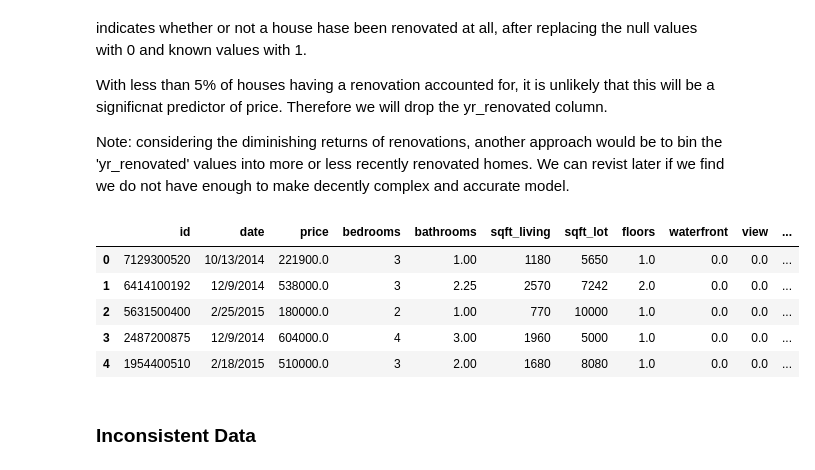
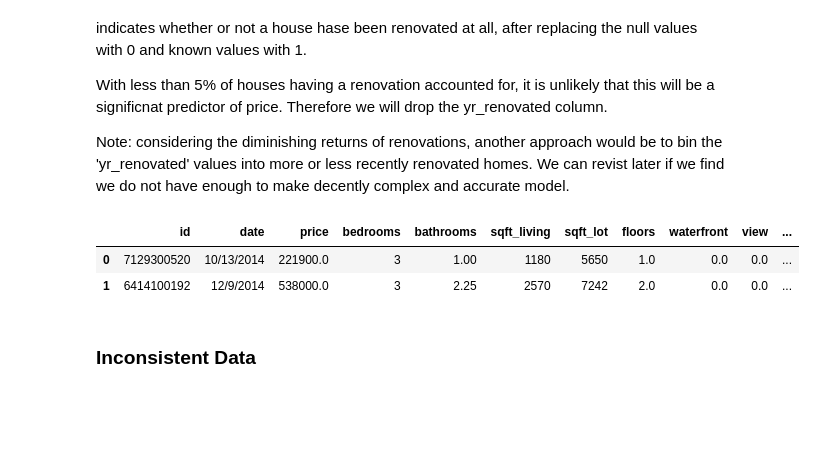
Before and after one commit to rab175/dsc-v2-mod1-final-project-online-ds-pt-071519, a Jupyter notebook: student.ipynb, the cells around one changed output. Drawn from its saved outputs; the diff is of its cells as text; code cells hidden in the pictures; blank space fills up the shorter version.

```diff
--- a/student.ipynb
+++ b/student.ipynb
@@ -302,14 +303,11 @@ Note: considering the diminishing returns of renovations, another approach would
 # Drop 'yr_renovated'
 df.drop(labels=['yr_renovated'], axis=1, inplace=True)
 # %%
-df.head()
+df.head(2)
 # %% [output]
 |  | id | date | price | bedrooms | bathrooms | sqft_living | sqft_lot | floors | waterfront | view | ... |
 | 0 | 7129300520 | 10/13/2014 | 221900.0 | 3 | 1.00 | 1180 | 5650 | 1.0 | 0.0 | 0.0 | ... |
 | 1 | 6414100192 | 12/9/2014 | 538000.0 | 3 | 2.25 | 2570 | 7242 | 2.0 | 0.0 | 0.0 | ... |
-| 2 | 5631500400 | 2/25/2015 | 180000.0 | 2 | 1.00 | 770 | 10000 | 1.0 | 0.0 | 0.0 | ... |
-| 3 | 2487200875 | 12/9/2014 | 604000.0 | 4 | 3.00 | 1960 | 5000 | 1.0 | 0.0 | 0.0 | ... |
-| 4 | 1954400510 | 2/18/2015 | 510000.0 | 3 | 2.00 | 1680 | 8080 | 1.0 | 0.0 | 0.0 | ... |
 # %% [markdown]
 ### Inconsistent Data
 # %% [markdown]
```
Also changed, not shown: parts of 131 cells of this notebook.
